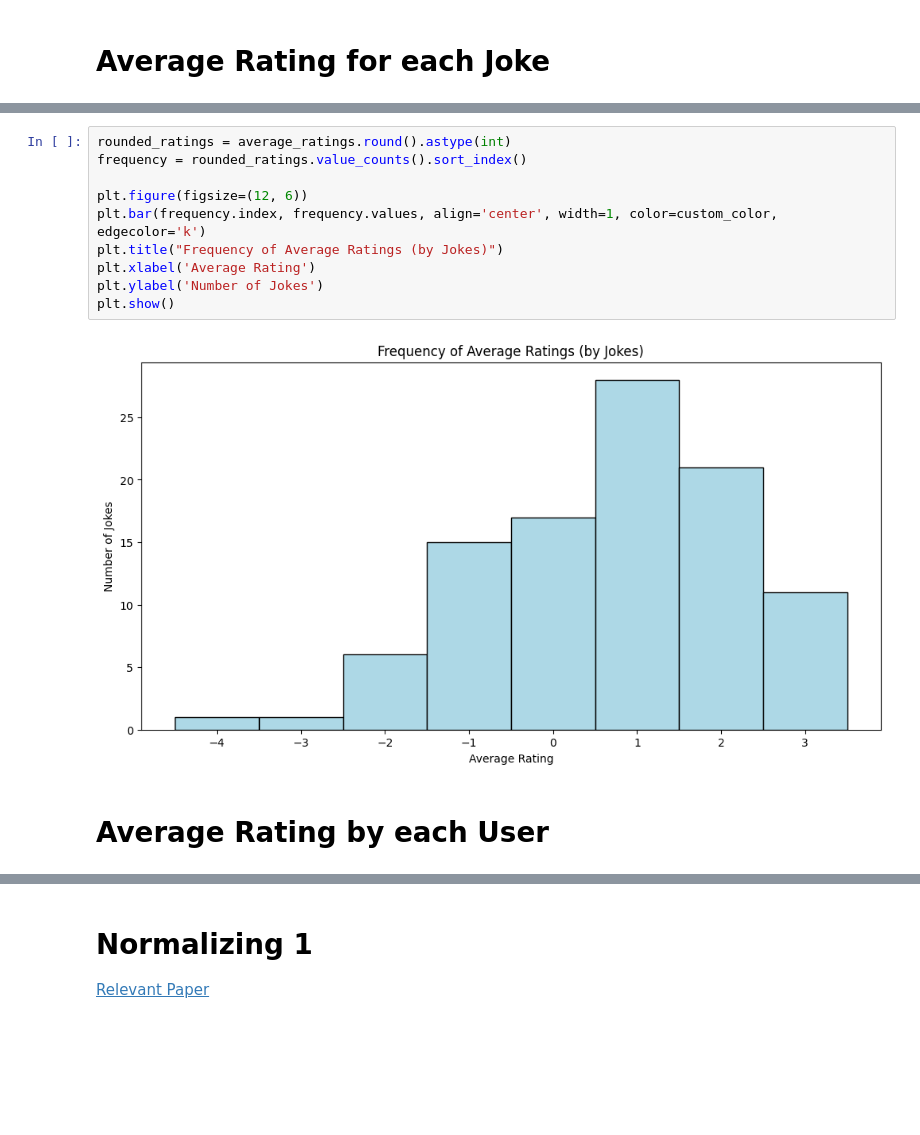
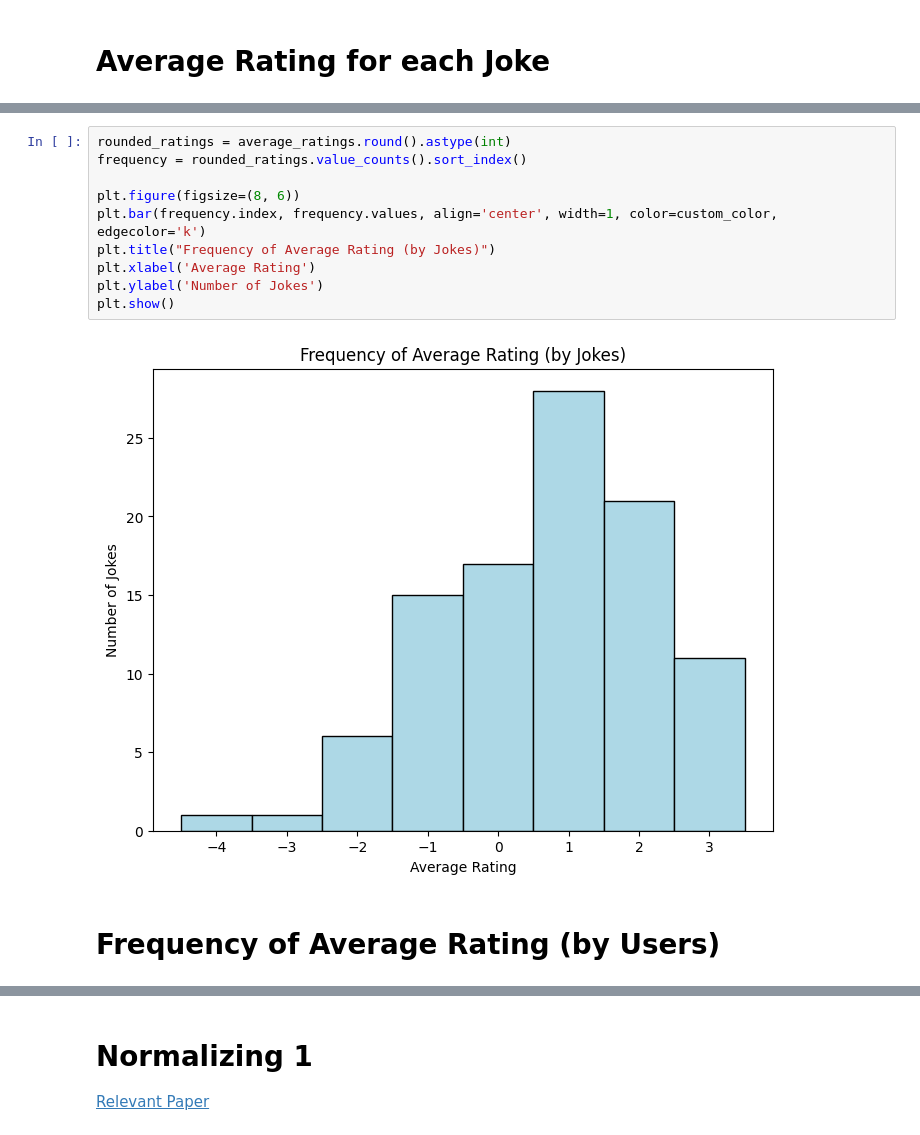
Before and after one commit to richamuktibodh/Laugh-o-Meter, a Jupyter notebook: eda.ipynb, the cells around one changed output, grey strips where cells are left out. Cells and saved outputs as stored; diff of their text form; blank space fills up the shorter version.

```diff
--- a/eda.ipynb
+++ b/eda.ipynb
@@ -179,17 +190,17 @@ plt.show()
 # %%
 rounded_ratings = average_ratings.round().astype(int)
 frequency = rounded_ratings.value_counts().sort_index()
 
-plt.figure(figsize=(12, 6))
+plt.figure(figsize=(8, 6))
 plt.bar(frequency.index, frequency.values, align='center', width=1, color=custom_color, edgecolor='k')
-plt.title("Frequency of Average Ratings (by Jokes)")
+plt.title("Frequency of Average Rating (by Jokes)")
 plt.xlabel('Average Rating')
 plt.ylabel('Number of Jokes')
 plt.show()
 # %% [output]
-[figure, old version]
+[figure, new version]
 # %% [markdown]
-# Average Rating by each User
+# Frequency of Average Rating (by Users)
 # %%
 average_ratings_by_user = rounded_df[rounded_df != 99].mean(axis=1)
 
```
Also changed, not shown: parts of 5 cells of this notebook.
